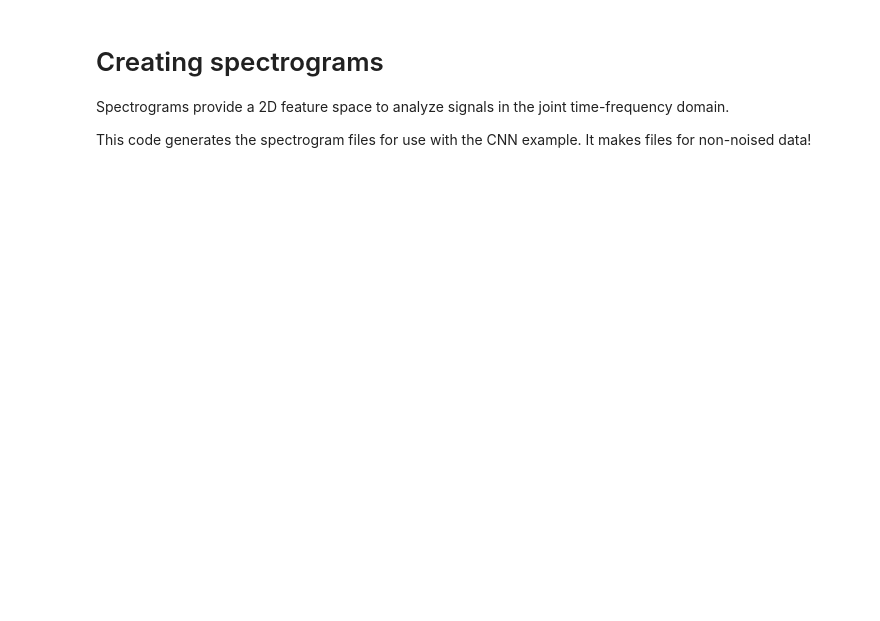
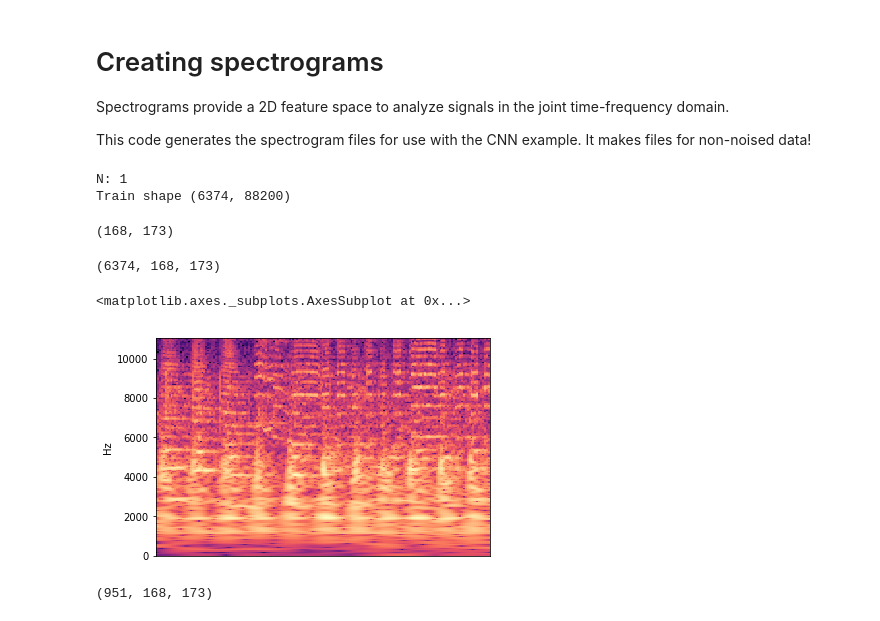
Before and after one commit to MikeBao99/cs181-practicals, a Jupyter notebook: P3/generate_spectrogram.ipynb, the cells around one changed output. Cells and saved outputs as stored; diff of their text form; code cells hidden in the pictures; blank space fills up the shorter version.

```diff
--- a/P3/generate_spectrogram.ipynb
+++ b/P3/generate_spectrogram.ipynb
@@ -30,10 +28,14 @@ This code generates the spectrogram files for use with the CNN example. It makes
 # Just some re-shaping and dimension finding
 N = 1
 print("N:",N)
-X_train = signal[np.newaxis,:]
-print("Train shape",train.shape)
+train = np.load("train.npy")
+X_train = train[:,1:]
+print("Train shape",X_train.shape)
 N_train = X_train.shape[0]
 NUM_SAMPLES = X_train.shape[1]-1
+# %% [output]
+N: 1
+Train shape (6374, 88200)
 # %%
 # JUST SOME FOURIER TRANSFORM PARAMETERS
 BINS_OCTAVE = 12*2
@@ -55,10 +57,29 @@ test_spec = mel_spec(song)
 print(test_spec.shape)
 FEATS = test_spec.shape[0]
 FRAMES = test_spec.shape[1]
+# %% [output]
+(168, 173)
 # %%
 tmp_train = np.zeros((N_train,FEATS,FRAMES))
+print(tmp_train.shape)
 for i in range(N_train):
     tmp_train[i,:,:] = mel_spec(X_train[i])
-#np.save('Data/xtrain_spec.npy', tmp_train)
+np.save('xtrain_spec.npy', tmp_train)
+# %% [output]
+(6374, 168, 173)
 # %%
-librosa.display.specshow(tmp_train[0], y_axis='hz')
+librosa.display.specshow(tmp_train[2], y_axis='hz')
+# %% [output]
+<matplotlib.axes._subplots.AxesSubplot at 0x...>
+[figure, added]
+# %%
+test = np.load("test.npy")
+X_test = test[:,1:]
+N_test = X_test.shape[0]
+tmp_test = np.zeros((N_test,FEATS,FRAMES))
+print(tmp_test.shape)
+for i in range(N_test):
+    tmp_test[i,:,:] = mel_spec(X_test[i])
+np.save('test_spec.npy', tmp_test)
+# %% [output]
+(951, 168, 173)
```
Also changed, not shown: parts of 1 cell of this notebook, 2 other files.
